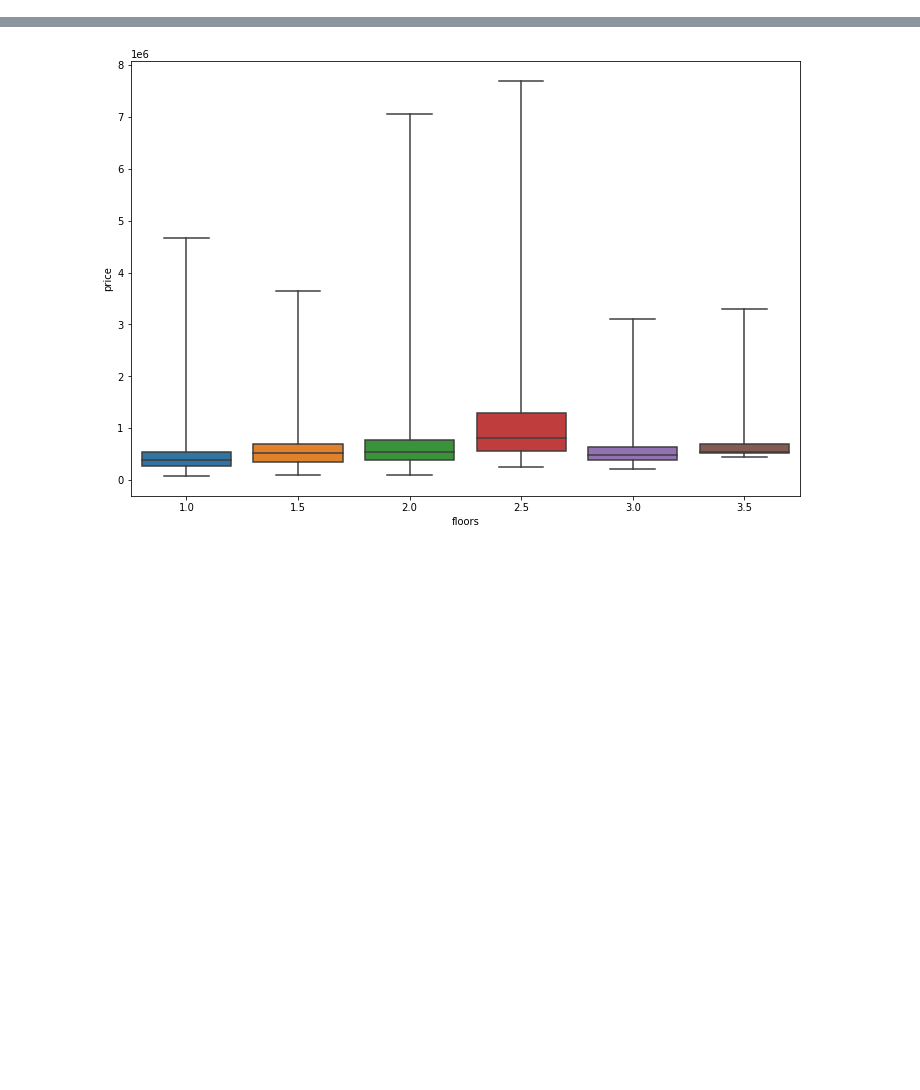
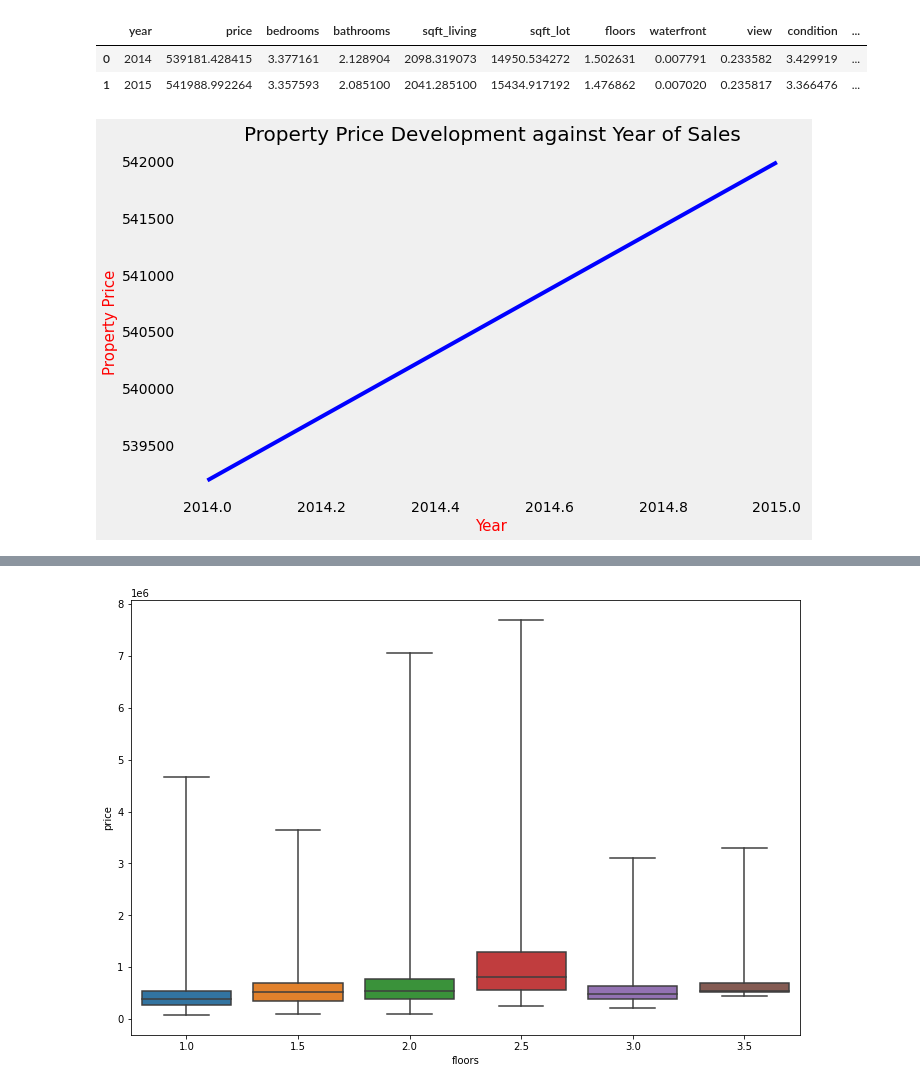
Before and after one commit to rbymln/Sale_House_Project, a Jupyter notebook: EDA King House.ipynb, the cells around one changed output, grey strips where cells are left out. Saved outputs shown, nothing was run; the diff lists cells and outputs as text; code cells hidden in the pictures; blank space fills up the shorter version.

```diff
--- a/EDA King House.ipynb
+++ b/EDA King House.ipynb
@@ -81,0 +74,23 @@ The null hypothesis can be rejected
+# %%
+
+df_meanyear = df.groupby('year').mean()
+df_meanyear1 = df_meanyear.reset_index()
+df_meanyear1
+# %% [output]
+|  | year | price | bedrooms | bathrooms | sqft_living | sqft_lot | floors | waterfront | view | condition | ... |
+| 0 | 2014 | 539181.428415 | 3.377161 | 2.128904 | 2098.319073 | 14950.534272 | 1.502631 | 0.007791 | 0.233582 | 3.429919 | ... |
+| 1 | 2015 | 541988.992264 | 3.357593 | 2.085100 | 2041.285100 | 15434.917192 | 1.476862 | 0.007020 | 0.235817 | 3.366476 | ... |
+# %%
+plt.style.use('fivethirtyeight')
+plt.figure(figsize = (10, 6))
+
+x = df_meanyear1['year']
+y = df_meanyear1['price']
+
+plt.plot(x, y, 'blue')
+plt.title('Property Price Development against Year of Sales',color='k', size=20)
+plt.xlabel('Year',color='r', size=15)
+plt.ylabel('Property Price',color='r', size=15)
+plt.grid();
+# %% [output]
+[figure, added]
```
Also changed, not shown: parts of 38 cells of this notebook, 2 other files.
